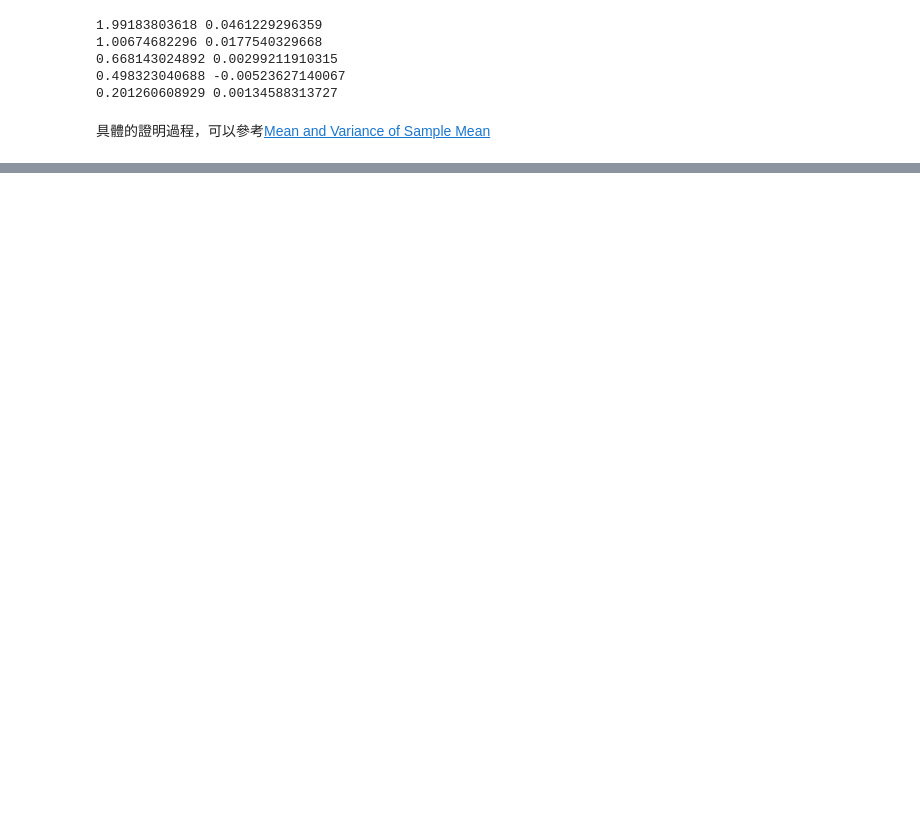
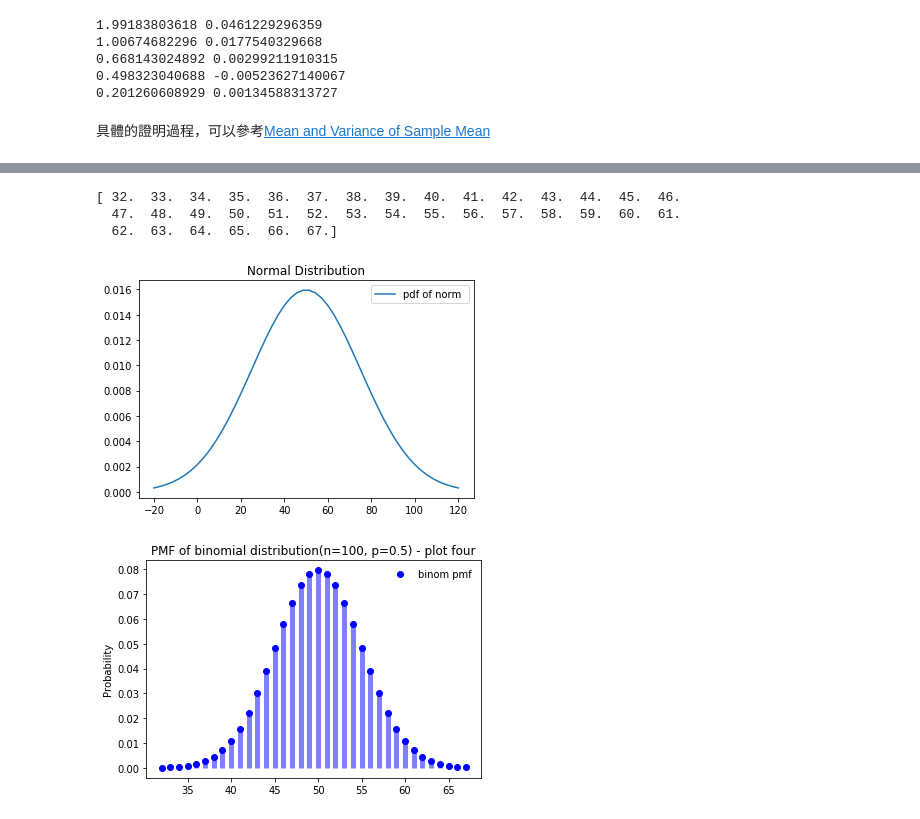
Before and after one commit to TerenceLiu98/Undergraduate-in-Statistics, a Jupyter notebook: jupyterfiles/Use PY in Advanced Statistics .ipynb, the cells around one changed output, grey strips where cells are left out. Drawn from its saved outputs; the diff is of its cells as text; code cells hidden in the pictures; blank space fills up the shorter version.

```diff
--- a/jupyterfiles/Use PY in Advanced Statistics .ipynb
+++ b/jupyterfiles/Use PY in Advanced Statistics .ipynb
@@ -1025,0 +1154,21 @@ mean_and_std_of_sample_mean(ss=sample_size, group_n=group_num)
+# %%
+import scipy.stats as stats
+import numpy as np
+import matplotlib.pyplot as plot
+
+fig, ax = plt.subplots(1, 1)
+x = np.linspace(-20,120)
+y = stats.norm.pdf(x, loc=50, scale=25)
+ax.plot(x,y,'-',label='pdf of norm ')
+ax.legend(loc='best',frameon=True)
+
+plt.title(r'Normal Distribution')
+
+binom_pmf(n=100, p=0.5)
+plt.show()
+# %% [output]
+[ 32.  33.  34.  35.  36.  37.  38.  39.  40.  41.  42.  43.  44.  45.  46.
+  47.  48.  49.  50.  51.  52.  53.  54.  55.  56.  57.  58.  59.  60.  61.
+  62.  63.  64.  65.  66.  67.]
+[figure, added]
+[figure, added]
```
Also changed, not shown: parts of 14 cells of this notebook, 1 other file.
